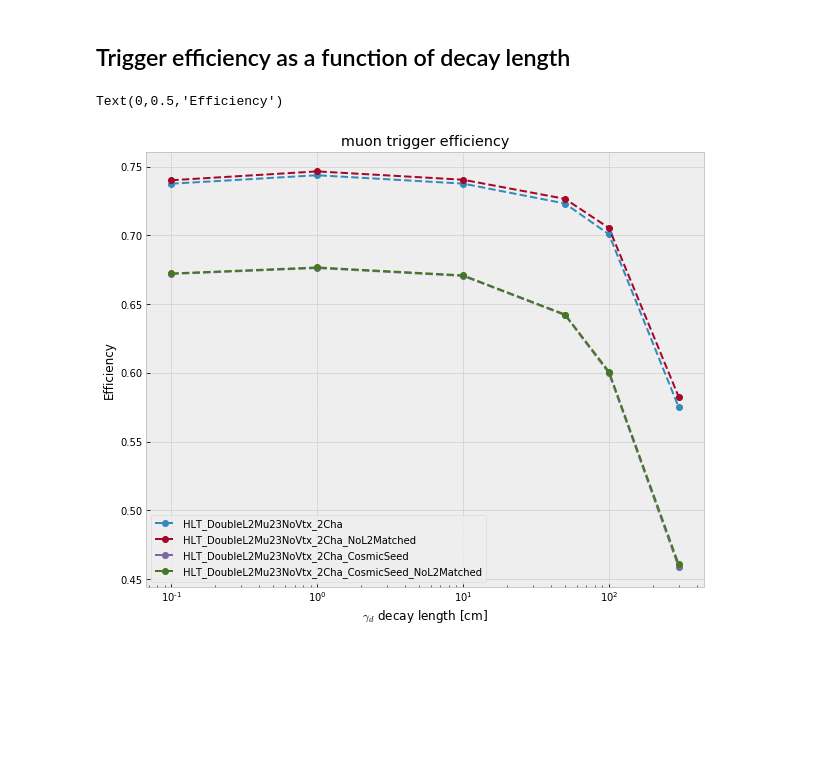
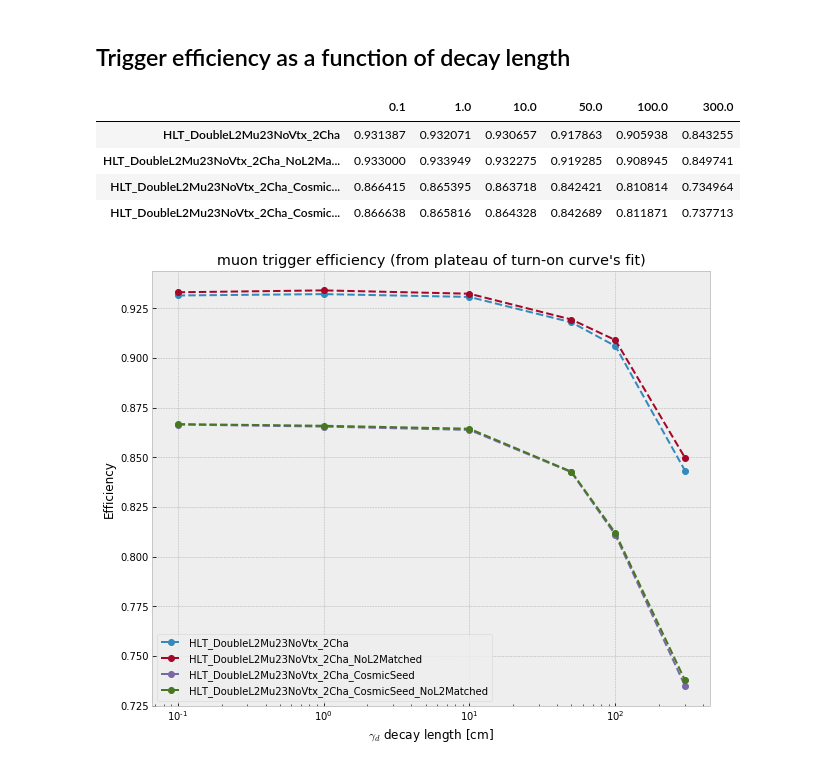
Before and after one commit to afrankenthal/FirefighterAnalysis, a Jupyter notebook: trigMuEfficiency.ipynb, the cells around one changed output. Drawn from its saved outputs; the diff is of its cells as text; code cells hidden in the pictures; blank space fills up the shorter version.

```diff
--- a/trigMuEfficiency.ipynb
+++ b/trigMuEfficiency.ipynb
@@ -672,21 +748,27 @@ ax.legend(loc='best', title='decay length')
 # %%
 dl = np.array([0.1, 1.0, 10., 50., 100., 300.])
 eff = {
-    'HLT_DoubleL2Mu23NoVtx_2Cha':                        np.array([0.737541, 0.7437, 0.737612, 0.723126, 0.700695, 0.575138]),
-    'HLT_DoubleL2Mu23NoVtx_2Cha_NoL2Matched':            np.array([0.740063, 0.746505, 0.740423, 0.726512, 0.705347, 0.582689]),
-    'HLT_DoubleL2Mu23NoVtx_2Cha_CosmicSeed':             np.array([0.671917, 0.676209, 0.670468, 0.641934, 0.59972, 0.458919]),
-    'HLT_DoubleL2Mu23NoVtx_2Cha_CosmicSeed_NoL2Matched': np.array([0.67224, 0.676632, 0.670873, 0.642398, 0.600793, 0.460845])
+    'HLT_DoubleL2Mu23NoVtx_2Cha':                        np.array([0.931387, 0.932071, 0.930657, 0.917863, 0.905938, 0.843255]),
+    'HLT_DoubleL2Mu23NoVtx_2Cha_NoL2Matched':            np.array([0.933000, 0.933949, 0.932275, 0.919285, 0.908945, 0.849741]),
+    'HLT_DoubleL2Mu23NoVtx_2Cha_CosmicSeed':             np.array([0.866415, 0.865395, 0.863718, 0.842421, 0.810814, 0.734964]),
+    'HLT_DoubleL2Mu23NoVtx_2Cha_CosmicSeed_NoL2Matched': np.array([0.866638, 0.865816, 0.864328, 0.842689, 0.811871, 0.737713])
 }
 
 fig, ax = plt.subplots(figsize=(10,8))
 
 for l, v in eff.items():
     ax.semilogx(dl, v, 'o--', label=l)
 ax.legend(loc='best')
-ax.set_title('muon trigger efficiency')
+ax.set_title("muon trigger efficiency (from plateau of turn-on curve's fit)")
 ax.set_xlabel('$\gamma_{d}$ decay length [cm]')
 ax.set_ylabel('Efficiency')
 # ax.set_ylim((0,1))
+
+pd.DataFrame(data=eff, index=dl).T
 # %% [output]
-Text(0,0.5,'Efficiency')
+|  | 0.1 | 1.0 | 10.0 | 50.0 | 100.0 | 300.0 |
+| HLT_DoubleL2Mu23NoVtx_2Cha | 0.931387 | 0.932071 | 0.930657 | 0.917863 | 0.905938 | 0.843255 |
+| HLT_DoubleL2Mu23NoVtx_2Cha_NoL2Ma... | 0.933000 | 0.933949 | 0.932275 | 0.919285 | 0.908945 | 0.849741 |
+| HLT_DoubleL2Mu23NoVtx_2Cha_Cosmic... | 0.866415 | 0.865395 | 0.863718 | 0.842421 | 0.810814 | 0.734964 |
+| HLT_DoubleL2Mu23NoVtx_2Cha_Cosmic... | 0.866638 | 0.865816 | 0.864328 | 0.842689 | 0.811871 | 0.737713 |
-[figure, old version]
+[figure, new version]
```
Also changed, not shown: parts of 8 cells of this notebook.
